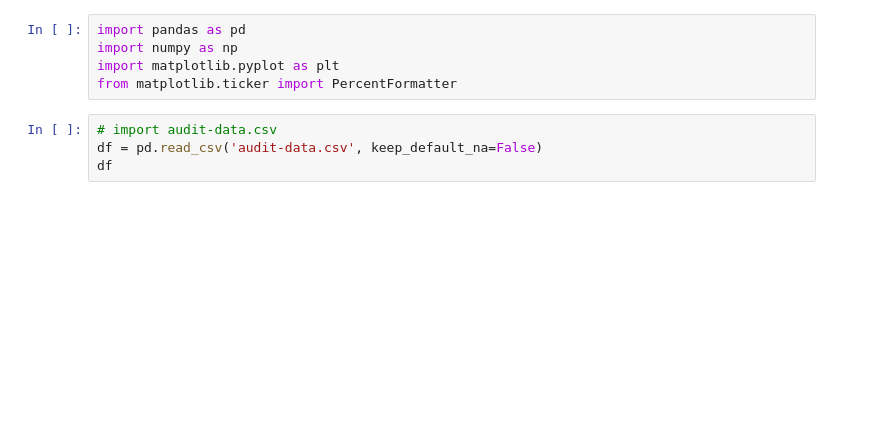
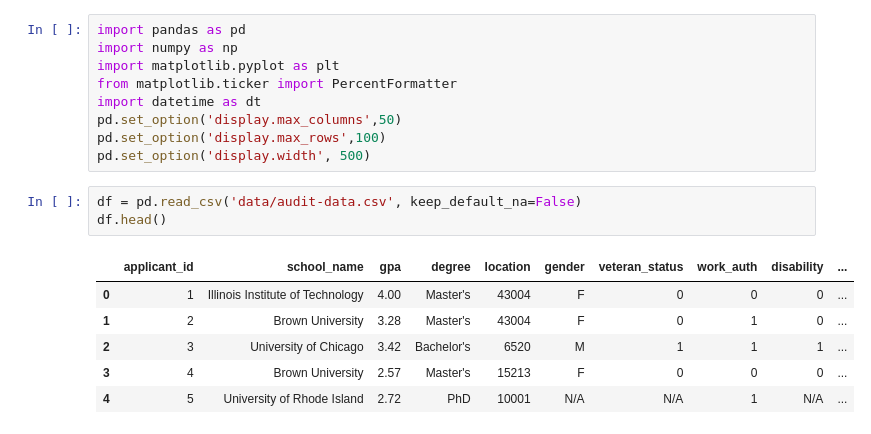
Before and after one commit to leehengpan/csci1951z-audit-analysis, a Jupyter notebook: audit-analysis.ipynb, the cells around one changed output. Saved outputs shown, nothing was run; the diff lists cells and outputs as text; blank space fills up the shorter version.

Commit message:
Merging all audit-analysis; organized all data flows

```diff
--- a/audit-analysis.ipynb
+++ b/audit-analysis.ipynb
@@ -3,7 +3,17 @@ import pandas as pd
 import numpy as np
 import matplotlib.pyplot as plt
 from matplotlib.ticker import PercentFormatter
+import datetime as dt
+pd.set_option('display.max_columns',50)
+pd.set_option('display.max_rows',100)
+pd.set_option('display.width', 500)
 # %%
-# import audit-data.csv
-df = pd.read_csv('audit-data.csv', keep_default_na=False)
-df
+df = pd.read_csv('data/audit-data.csv', keep_default_na=False)
+df.head()
+# %% [output]
+|  | applicant_id | school_name | gpa | degree | location | gender | veteran_status | work_auth | disability | ... |
+| 0 | 1 | Illinois Institute of Technology | 4.00 | Master's | 43004 | F | 0 | 0 | 0 | ... |
+| 1 | 2 | Brown University | 3.28 | Master's | 43004 | F | 0 | 1 | 0 | ... |
+| 2 | 3 | University of Chicago | 3.42 | Bachelor's | 6520 | M | 1 | 1 | 1 | ... |
+| 3 | 4 | Brown University | 2.57 | Master's | 15213 | F | 0 | 0 | 0 | ... |
+| 4 | 5 | University of Rhode Island | 2.72 | PhD | 10001 | N/A | N/A | 1 | N/A | ... |
```
Also changed, not shown: parts of 8 cells of this notebook, 7 other files.
